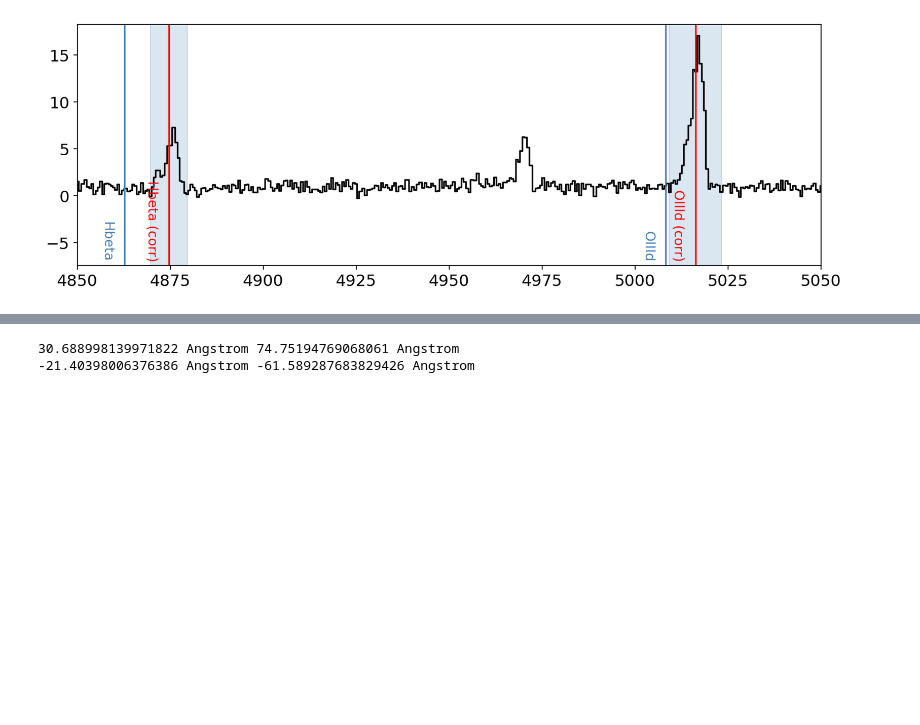
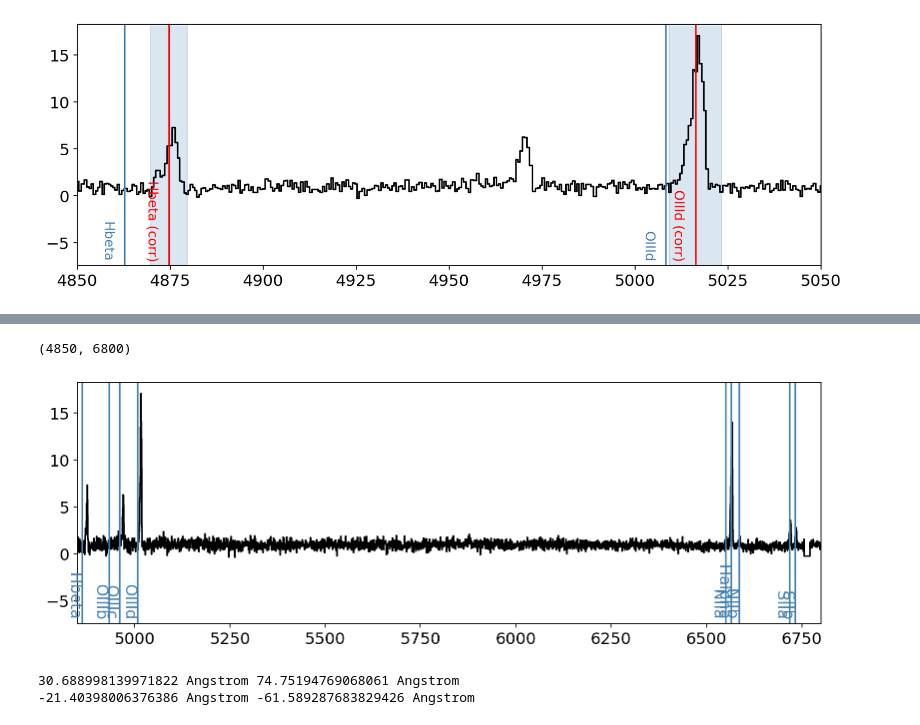
Before and after one commit to kstoreyf/anomalies-GAN-HSC, a Jupyter notebook: notebooks/bluedot.ipynb, the cells around one changed output, grey strips where cells are left out. Cells and saved outputs as stored; diff of their text form; code cells hidden in the pictures; blank space fills up the shorter version.

```diff
--- a/notebooks/bluedot.ipynb
+++ b/notebooks/bluedot.ipynb
@@ -259,3 +289,19 @@ plt.xlim(xmin, xmax)
+# %%
+plt.figure(figsize=(12,4))
+plt.step(speccorr.wavelength, speccorr.flux, color='black')
+xmin, xmax = 4850,6800
+for line in line_dict:
+    wline = line_dict[line]
+    if xmin<wline<xmax:
+        plt.axvline(wline, color='steelblue')
+        plt.text(wline-3, -7, line, {'color': 'steelblue', 'fontsize': 14},
+             horizontalalignment='right',
+             verticalalignment='bottom',
+             rotation=270)
+plt.xlim(xmin, xmax)
+# %% [output]
+(4850, 6800)
+[figure, added]
 # %%
 line = 'Hbeta'
 region_width = 10.0
```
Also changed, not shown: parts of 3 cells of this notebook.
